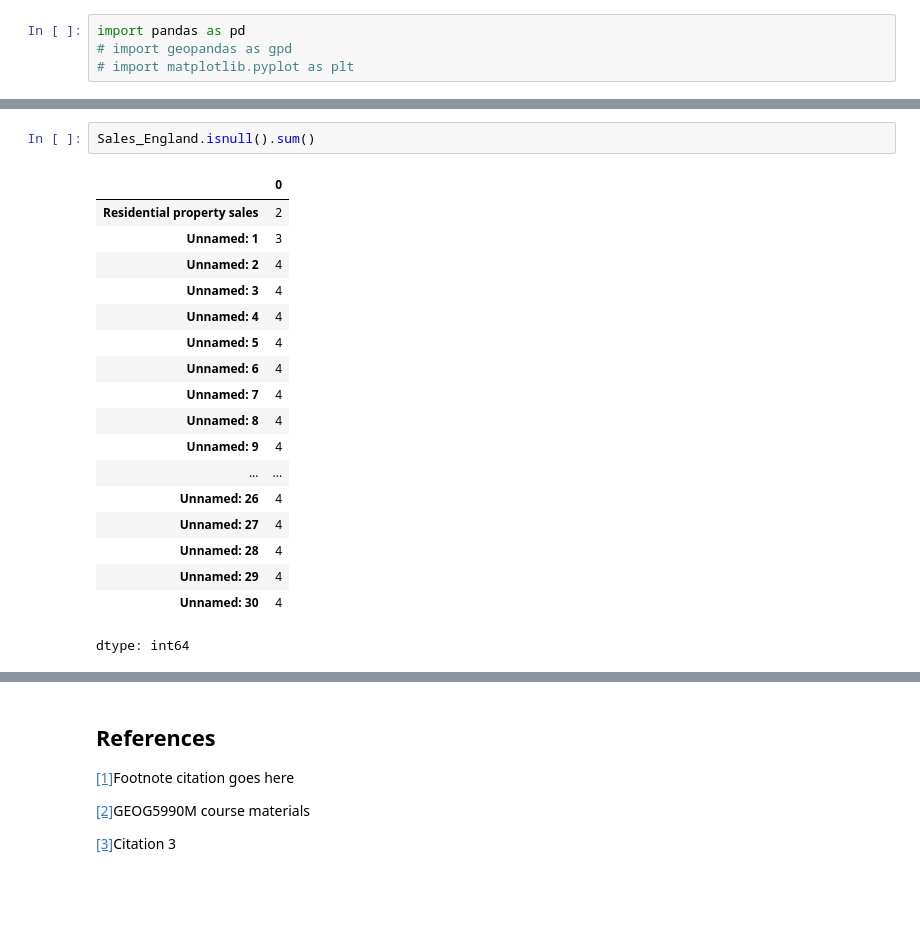
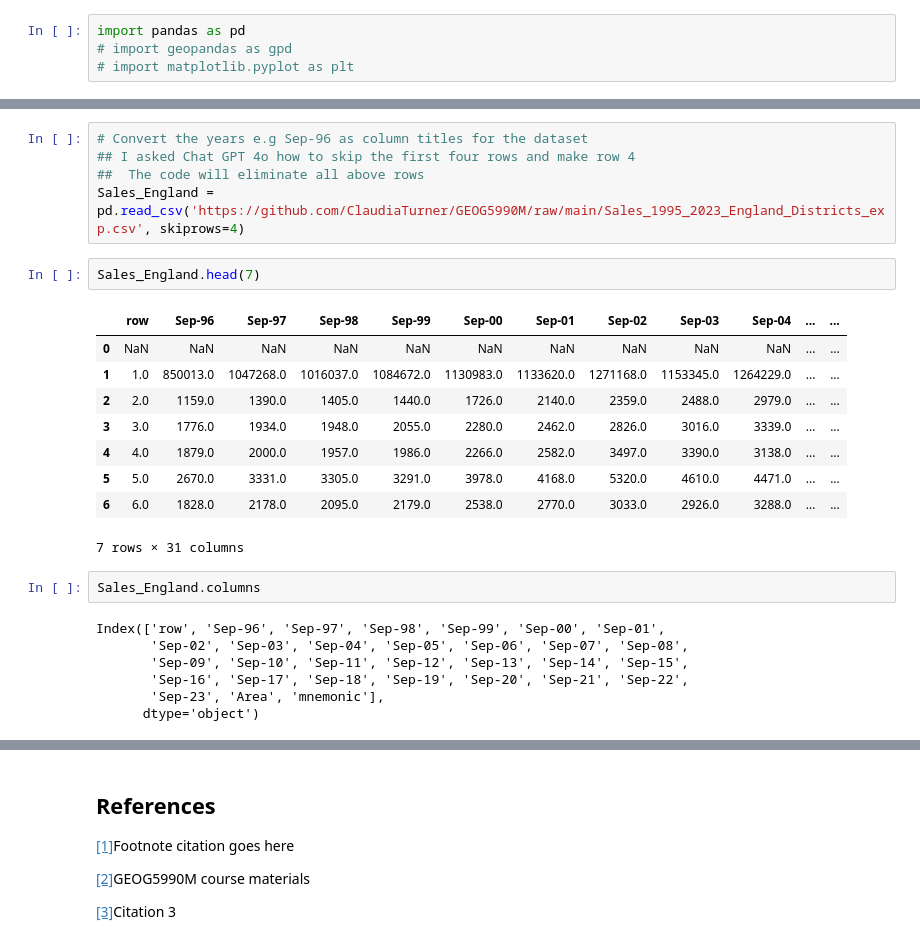
Before and after one commit to ClaudiaTurner/GEOG5990M, a Jupyter notebook: Final_Project_Python_GEOG5990M.ipynb, the cells around one changed output, grey strips where cells are left out. Cells and saved outputs as stored; diff of their text form; blank space fills up the shorter version.

```diff
--- a/Final_Project_Python_GEOG5990M.ipynb
+++ b/Final_Project_Python_GEOG5990M.ipynb
@@ -41,21 +29,26 @@ Sales_England.head(50)
-# %%
-Sales_England.isnull().sum()
-# %% [output]
-|  | 0 |
-| Residential property sales | 2 |
-| Unnamed: 1 | 3 |
-| Unnamed: 2 | 4 |
-| Unnamed: 3 | 4 |
-| Unnamed: 4 | 4 |
-| Unnamed: 5 | 4 |
-| Unnamed: 6 | 4 |
-| Unnamed: 7 | 4 |
-| Unnamed: 8 | 4 |
-| Unnamed: 9 | 4 |
-| ... | ... |
-| Unnamed: 26 | 4 |
-| Unnamed: 27 | 4 |
-| Unnamed: 28 | 4 |
-| Unnamed: 29 | 4 |
-| Unnamed: 30 | 4 |
-dtype: int64
+# %%
+# Convert the years e.g Sep-96 as column titles for the dataset
+## I asked Chat GPT 4o how to skip the first four rows and make row 4
+##  The code will eliminate all above rows
+Sales_England = pd.read_csv('https://github.com/ClaudiaTurner/GEOG5990M/raw/main/Sales_1995_2023_England_Districts_exp.csv', skiprows=4)
+# %%
+Sales_England.head(7)
+# %% [output]
+|  | row | Sep-96 | Sep-97 | Sep-98 | Sep-99 | Sep-00 | Sep-01 | Sep-02 | Sep-03 | Sep-04 | ... | ... |
+| 0 | NaN | NaN | NaN | NaN | NaN | NaN | NaN | NaN | NaN | NaN | ... | ... |
+| 1 | 1.0 | 850013.0 | 1047268.0 | 1016037.0 | 1084672.0 | 1130983.0 | 1133620.0 | 1271168.0 | 1153345.0 | 1264229.0 | ... | ... |
+| 2 | 2.0 | 1159.0 | 1390.0 | 1405.0 | 1440.0 | 1726.0 | 2140.0 | 2359.0 | 2488.0 | 2979.0 | ... | ... |
+| 3 | 3.0 | 1776.0 | 1934.0 | 1948.0 | 2055.0 | 2280.0 | 2462.0 | 2826.0 | 3016.0 | 3339.0 | ... | ... |
+| 4 | 4.0 | 1879.0 | 2000.0 | 1957.0 | 1986.0 | 2266.0 | 2582.0 | 3497.0 | 3390.0 | 3138.0 | ... | ... |
+| 5 | 5.0 | 2670.0 | 3331.0 | 3305.0 | 3291.0 | 3978.0 | 4168.0 | 5320.0 | 4610.0 | 4471.0 | ... | ... |
+| 6 | 6.0 | 1828.0 | 2178.0 | 2095.0 | 2179.0 | 2538.0 | 2770.0 | 3033.0 | 2926.0 | 3288.0 | ... | ... |
+7 rows × 31 columns
+# %%
+Sales_England.columns
+# %% [output]
+Index(['row', 'Sep-96', 'Sep-97', 'Sep-98', 'Sep-99', 'Sep-00', 'Sep-01',
+       'Sep-02', 'Sep-03', 'Sep-04', 'Sep-05', 'Sep-06', 'Sep-07', 'Sep-08',
+       'Sep-09', 'Sep-10', 'Sep-11', 'Sep-12', 'Sep-13', 'Sep-14', 'Sep-15',
+       'Sep-16', 'Sep-17', 'Sep-18', 'Sep-19', 'Sep-20', 'Sep-21', 'Sep-22',
+       'Sep-23', 'Area', 'mnemonic'],
+      dtype='object')
```
Also changed, not shown: parts of 6 cells of this notebook.
